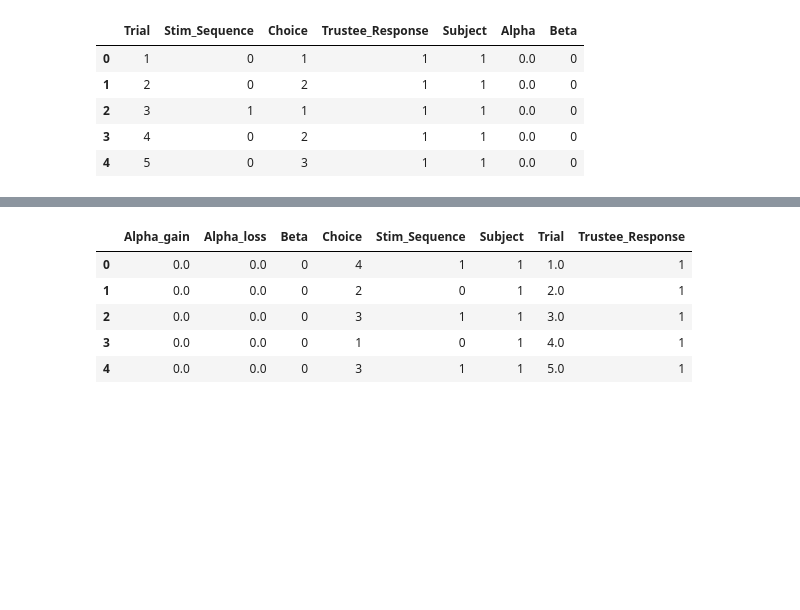
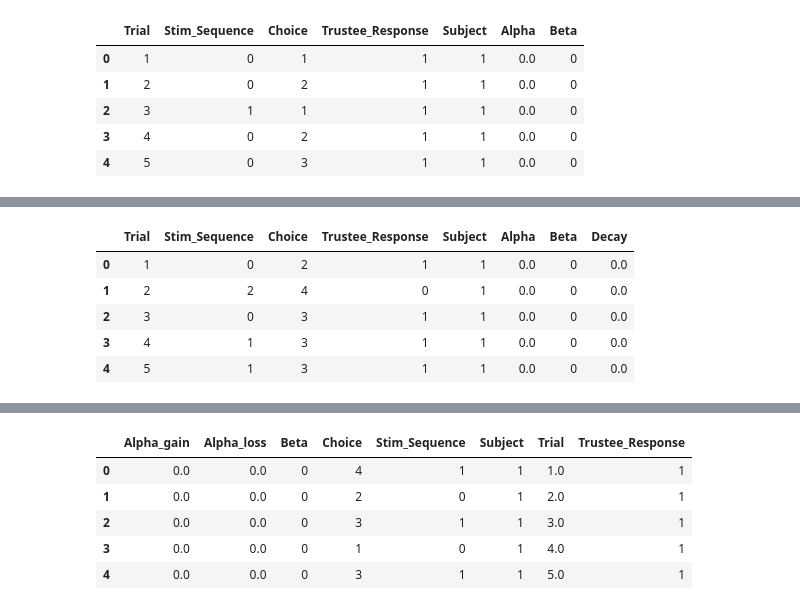
Before and after one commit to klsea/socialAL, a Jupyter notebook: modeling/dev/XX_socialALfit-general_w_decay_2_sim_data.ipynb, the cells around one changed output, grey strips where cells are left out. Drawn from its saved outputs; the diff is of its cells as text; code cells hidden in the pictures; blank space fills up the shorter version.

```diff
--- a/modeling/dev/XX_socialALfit-general_w_decay_2_sim_data.ipynb
+++ b/modeling/dev/XX_socialALfit-general_w_decay_2_sim_data.ipynb
@@ -97,3 +122,13 @@ dt.head(n=5)
+# %%
+dt = pd.read_csv('../../output/simulation/sim_1alpha_decay_model_data.csv')
+dt.head(n=5)
+# %% [output]
+|  | Trial | Stim_Sequence | Choice | Trustee_Response | Subject | Alpha | Beta | Decay |
+| 0 | 1 | 0 | 2 | 1 | 1 | 0.0 | 0 | 0.0 |
+| 1 | 2 | 2 | 4 | 0 | 1 | 0.0 | 0 | 0.0 |
+| 2 | 3 | 0 | 3 | 1 | 1 | 0.0 | 0 | 0.0 |
+| 3 | 4 | 1 | 3 | 1 | 1 | 0.0 | 0 | 0.0 |
+| 4 | 5 | 1 | 3 | 1 | 1 | 0.0 | 0 | 0.0 |
 # %%
 a1d = model_fit_mult_subject(dt)
 #print(a1d)
```
Also changed, not shown: parts of 12 cells of this notebook, 42 other files.
